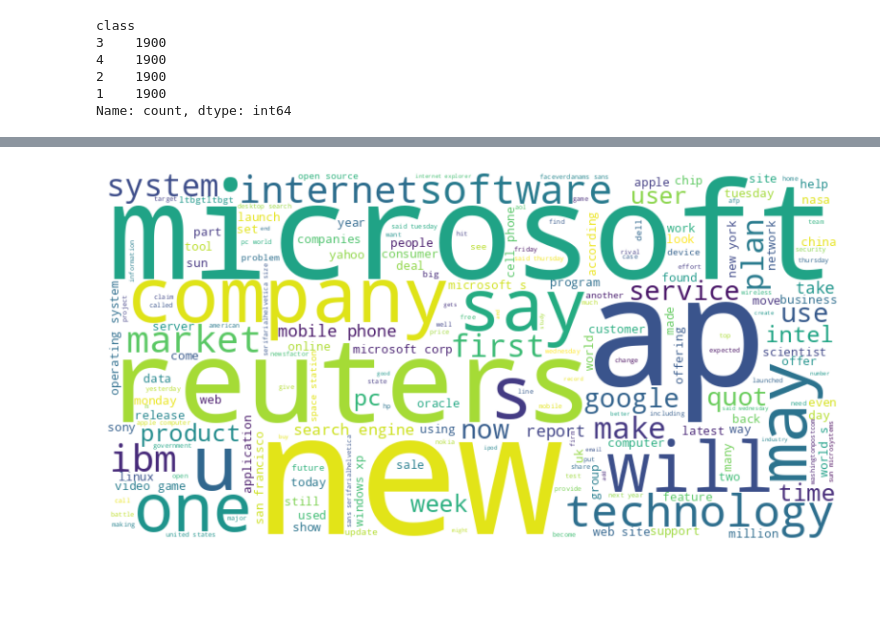
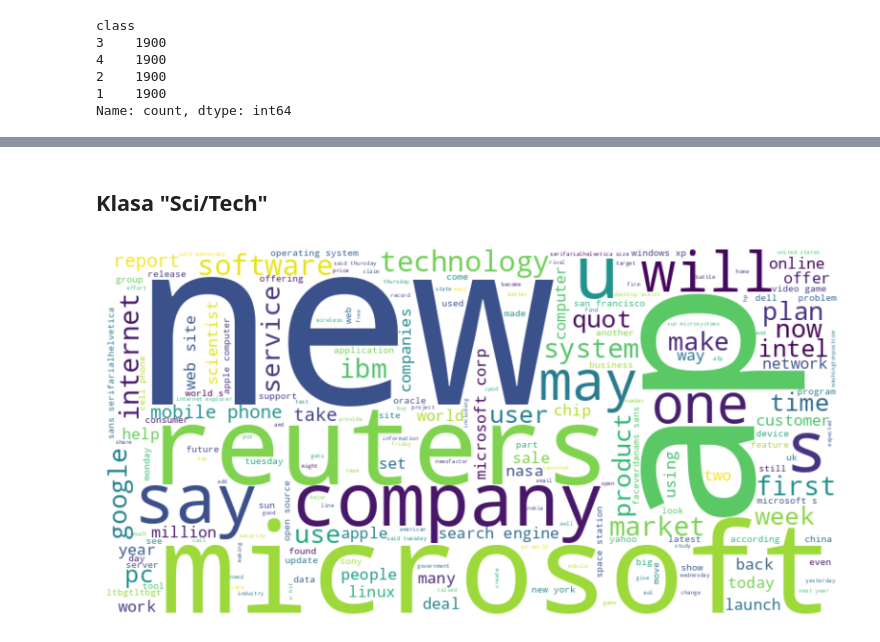
Before and after one commit to nr6000000/pw-przetwarzanie-danych, a Jupyter notebook: eda.ipynb, the cells around one changed output, grey strips where cells are left out. Drawn from its saved outputs; the diff is of its cells as text; code cells hidden in the pictures; blank space fills up the shorter version.

```diff
--- a/eda.ipynb
+++ b/eda.ipynb
@@ -36,13 +57,16 @@ import matplotlib.pyplot as plt
 from wordcloud import STOPWORDS, WordCloud
 
 
-def generate_wordcloud(text):
+def clean_text(text):
     text = re.sub(r'[^A-Za-z\s]', '', text)
 
     text = text.lower()
 
     stopwords = set(STOPWORDS)
-    text = ' '.join(word for word in text.split() if word not in stopwords)
+    return ' '.join(word for word in text.split() if word not in stopwords)
+
+
+def generate_wordcloud(text):
 
     wordcloud = WordCloud(width=800, height=400, background_color='white').generate(text)
 
@@ -80,7 +207,10 @@ generate_wordcloud(text)
+# %% [markdown]
+## Klasa "Sci/Tech"
 # %%
 df = train_df[train_df['class'] == 4]
-text = ' '.join(df['title'].astype(str).tolist())
-text += ' ' + ' '.join(df['description'].astype(str).tolist())
-generate_wordcloud(text)
+text_tech_titles = clean_text(' '.join(df['title'].astype(str).tolist()))
+text_tech_desc = clean_text(' '.join(df['description'].astype(str).tolist()))
+text_tech_all = text_tech_titles + ' ' + text_tech_desc
+generate_wordcloud(text_tech_all)
 # %% [output]
-[figure, old version]
+[figure, new version]
```
Also changed, not shown: parts of 30 cells of this notebook, 2 other files.
